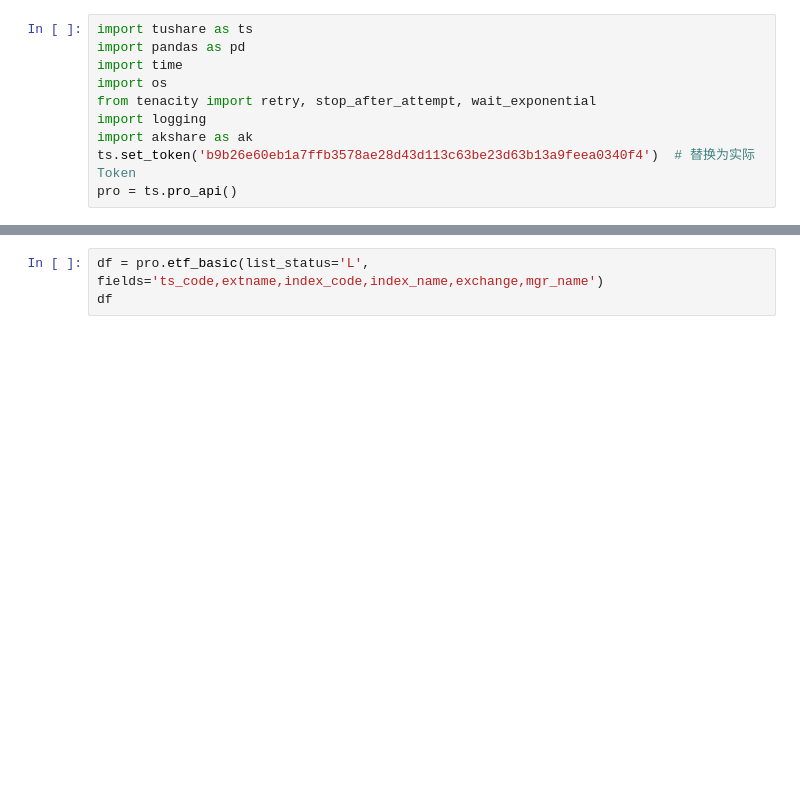
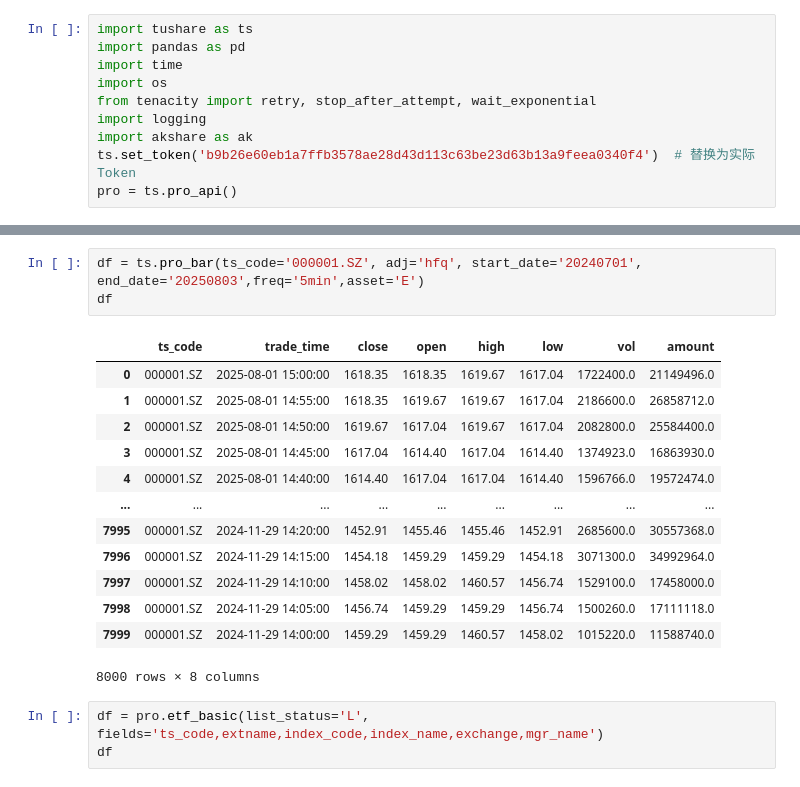
Before and after one commit to fffyyzhang/quant_data, a Jupyter notebook: jupyter/test.ipynb, the cells around one changed output, grey strips where cells are left out. Saved outputs shown, nothing was run; the diff lists cells and outputs as text; blank space fills up the shorter version.

```diff
--- a/jupyter/test.ipynb
+++ b/jupyter/test.ipynb
@@ -11,3 +28,20 @@ pro = ts.pro_api()
+# %%
+df = ts.pro_bar(ts_code='000001.SZ', adj='hfq', start_date='20240701', end_date='20250803',freq='5min',asset='E')
+df
+# %% [output]
+|  | ts_code | trade_time | close | open | high | low | vol | amount |
+| 0 | 000001.SZ | 2025-08-01 15:00:00 | 1618.35 | 1618.35 | 1619.67 | 1617.04 | 1722400.0 | 21149496.0 |
+| 1 | 000001.SZ | 2025-08-01 14:55:00 | 1618.35 | 1619.67 | 1619.67 | 1617.04 | 2186600.0 | 26858712.0 |
+| 2 | 000001.SZ | 2025-08-01 14:50:00 | 1619.67 | 1617.04 | 1619.67 | 1617.04 | 2082800.0 | 25584400.0 |
+| 3 | 000001.SZ | 2025-08-01 14:45:00 | 1617.04 | 1614.40 | 1617.04 | 1614.40 | 1374923.0 | 16863930.0 |
+| 4 | 000001.SZ | 2025-08-01 14:40:00 | 1614.40 | 1617.04 | 1617.04 | 1614.40 | 1596766.0 | 19572474.0 |
+| ... | ... | ... | ... | ... | ... | ... | ... | ... |
+| 7995 | 000001.SZ | 2024-11-29 14:20:00 | 1452.91 | 1455.46 | 1455.46 | 1452.91 | 2685600.0 | 30557368.0 |
+| 7996 | 000001.SZ | 2024-11-29 14:15:00 | 1454.18 | 1459.29 | 1459.29 | 1454.18 | 3071300.0 | 34992964.0 |
+| 7997 | 000001.SZ | 2024-11-29 14:10:00 | 1458.02 | 1458.02 | 1460.57 | 1456.74 | 1529100.0 | 17458000.0 |
+| 7998 | 000001.SZ | 2024-11-29 14:05:00 | 1456.74 | 1459.29 | 1459.29 | 1456.74 | 1500260.0 | 17111118.0 |
+| 7999 | 000001.SZ | 2024-11-29 14:00:00 | 1459.29 | 1459.29 | 1460.57 | 1458.02 | 1015220.0 | 11588740.0 |
+8000 rows × 8 columns
 # %%
 df = pro.etf_basic(list_status='L', fields='ts_code,extname,index_code,index_name,exchange,mgr_name')
 df
```
Also changed, not shown: parts of 1 cell of this notebook, 1 other file.
